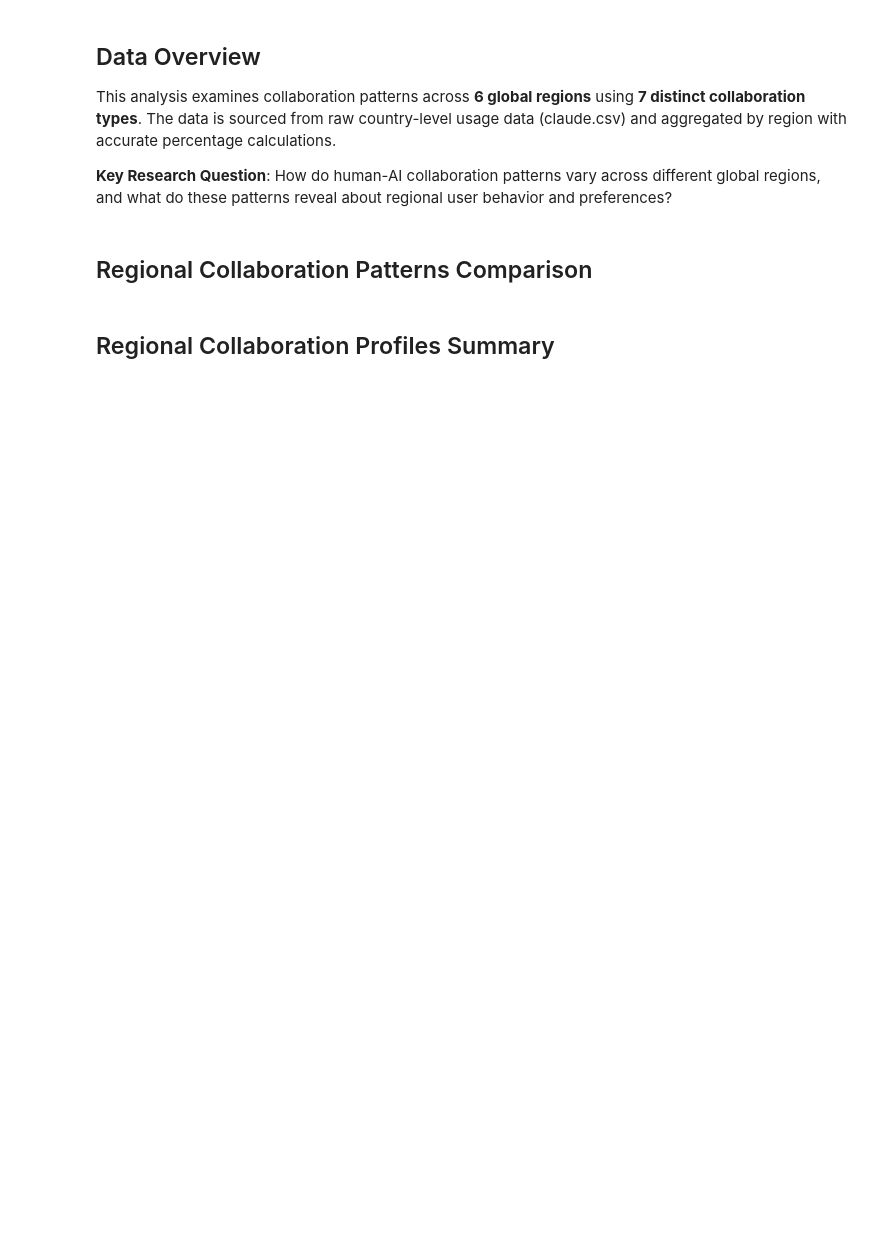
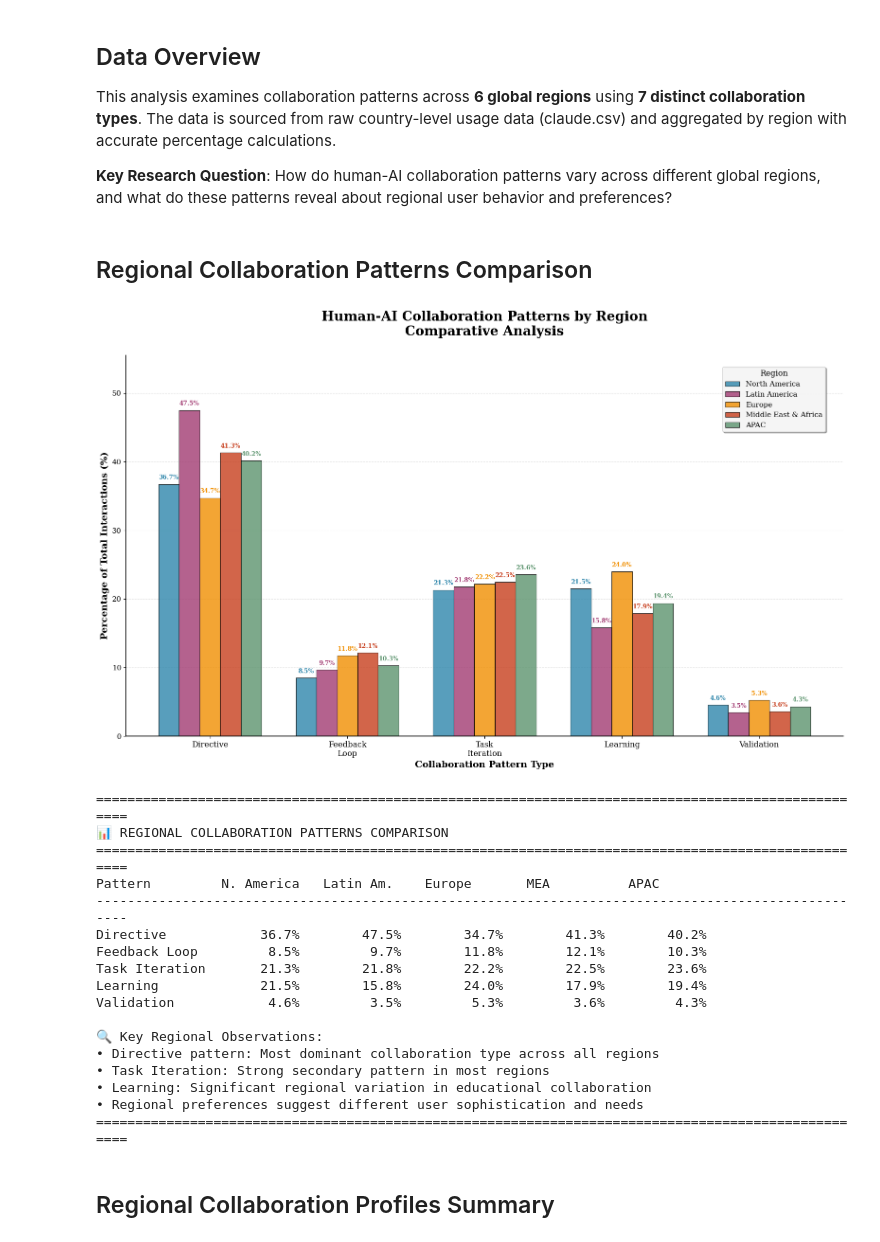
Before and after one commit to rodriguezjordyc/claudeanalysis, a Jupyter notebook: Collaboration Analysis/Regional Collaboration Analysis.ipynb, the cells around one changed output. Saved outputs shown, nothing was run; the diff lists cells and outputs as text; code cells hidden in the pictures; blank space fills up the shorter version.

```diff
--- a/Collaboration Analysis/Regional Collaboration Analysis.ipynb
+++ b/Collaboration Analysis/Regional Collaboration Analysis.ipynb
@@ -60,8 +70,7 @@ collaboration_order = [
     'feedback loop',
     'task iteration',
     'learning',
-    'validation',
-    'none'
+    'validation'
 ]
 
 collaboration_labels = [
@@ -69,8 +78,7 @@ collaboration_labels = [
     'Feedback\nLoop',
     'Task\nIteration',
     'Learning',
-    'Validation',
-    'None'
+    'Validation'
 ]
 
 # Collect data for all regions
@@ -143,33 +151,52 @@ ax.spines['top'].set_visible(False)
 ax.spines['right'].set_visible(False)
 
 # Set y-axis limit for better visualization (extra space for percentage labels)
 max_percentage = max([max(percentages) for percentages in regional_data.values()])
 ax.set_ylim(0, max_percentage + 8)
 
 plt.tight_layout()
 plt.show()
 
 # Print detailed comparison table
 print(f"\n{'='*100}")
 print(f"📊 REGIONAL COLLABORATION PATTERNS COMPARISON")
 print(f"{'='*100}")
 print(f"{'Pattern':<15} {'N. America':<12} {'Latin Am.':<12} {'Europe':<12} {'MEA':<12} {'APAC':<12}")
 print("-" * 100)
 
 for i, pattern in enumerate(collaboration_labels):
     pattern_clean = pattern.replace('\n', ' ')
     row = f"{pattern_clean:<15}"
     for region in regions:
         percentage = regional_data[region][i]
         row += f"{percentage:>10.1f}%  "
     print(row)
 
 print(f"\n🔍 Key Regional Observations:")
 print(f"• Directive pattern: Most dominant collaboration type across all regions")
 print(f"• Task Iteration: Strong secondary pattern in most regions")
 print(f"• Learning: Significant regional variation in educational collaboration")
 print(f"• Regional preferences suggest different user sophistication and needs")
 print(f"{'='*100}")
+# %% [output]
+[figure, added]
+====================================================================================================
+📊 REGIONAL COLLABORATION PATTERNS COMPARISON
+====================================================================================================
+Pattern         N. America   Latin Am.    Europe       MEA          APAC
+----------------------------------------------------------------------------------------------------
+Directive            36.7%        47.5%        34.7%        41.3%        40.2%
+Feedback Loop         8.5%         9.7%        11.8%        12.1%        10.3%
+Task Iteration       21.3%        21.8%        22.2%        22.5%        23.6%
+Learning             21.5%        15.8%        24.0%        17.9%        19.4%
+Validation            4.6%         3.5%         5.3%         3.6%         4.3%
+
+🔍 Key Regional Observations:
+• Directive pattern: Most dominant collaboration type across all regions
+• Task Iteration: Strong secondary pattern in most regions
+• Learning: Significant regional variation in educational collaboration
+• Regional preferences suggest different user sophistication and needs
+====================================================================================================
 # %% [markdown]
 ## Regional Collaboration Profiles Summary
 # %%
```
Also changed, not shown: parts of 2 cells of this notebook, 3 other files.
